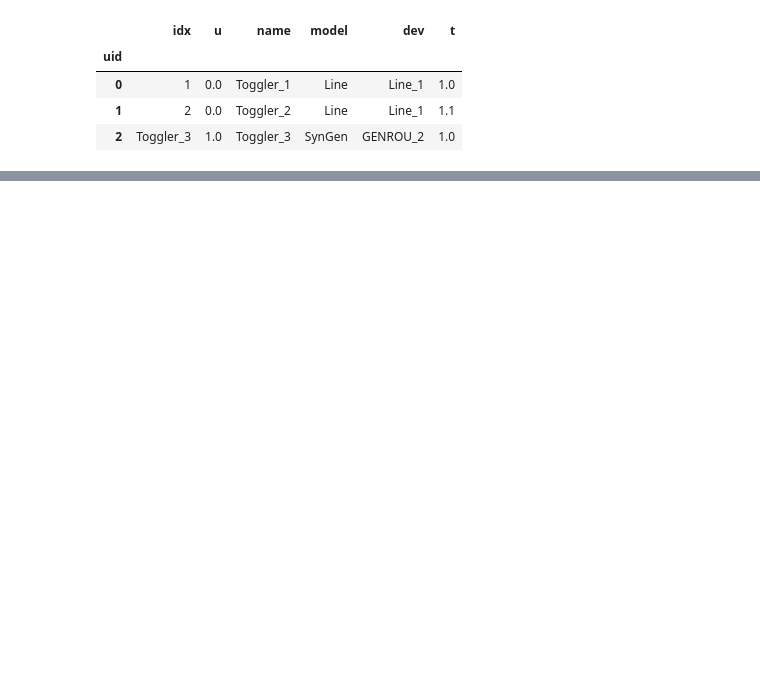
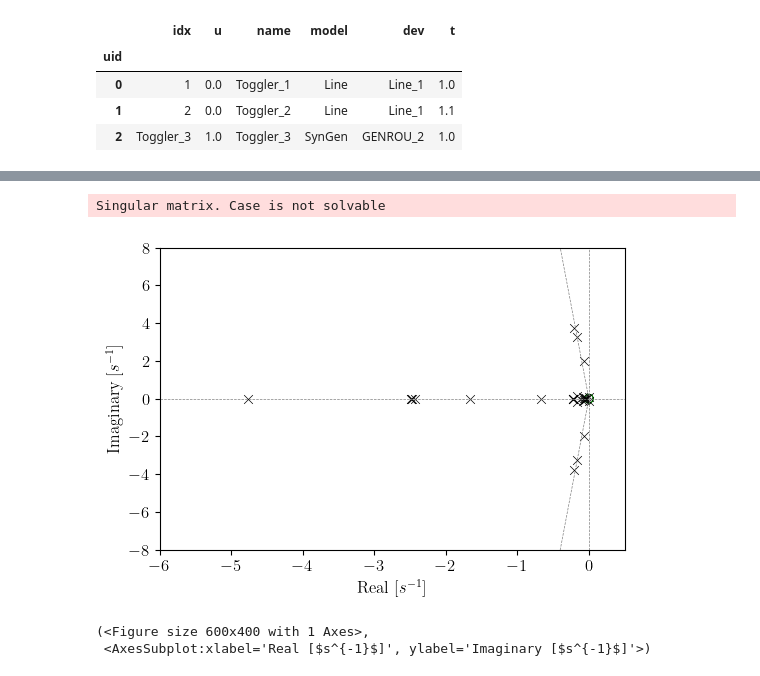
Before and after one commit to shebuxin/andes, a Jupyter notebook: bshe/Test_ieee14_base/TripGen.ipynb, the cells around one changed output, grey strips where cells are left out. Saved outputs shown, nothing was run; the diff lists cells and outputs as text; code cells hidden in the pictures; blank space fills up the shorter version.

```diff
--- a/bshe/Test_ieee14_base/TripGen.ipynb
+++ b/bshe/Test_ieee14_base/TripGen.ipynb
@@ -85,0 +63,8 @@ ssa.TDS.plt.plot(ssa.GENROU.omega,
+# %%
+ssa.EIG.run()
+ssa.EIG.plot()
+# %% [output]
+Singular matrix. Case is not solvable
+[figure, added]
+(<Figure size 600x400 with 1 Axes>,
+ <AxesSubplot:xlabel='Real [$s^{-1}$]', ylabel='Imaginary [$s^{-1}$]'>)
```
Also changed, not shown: parts of 8 cells of this notebook, 23 other files.
